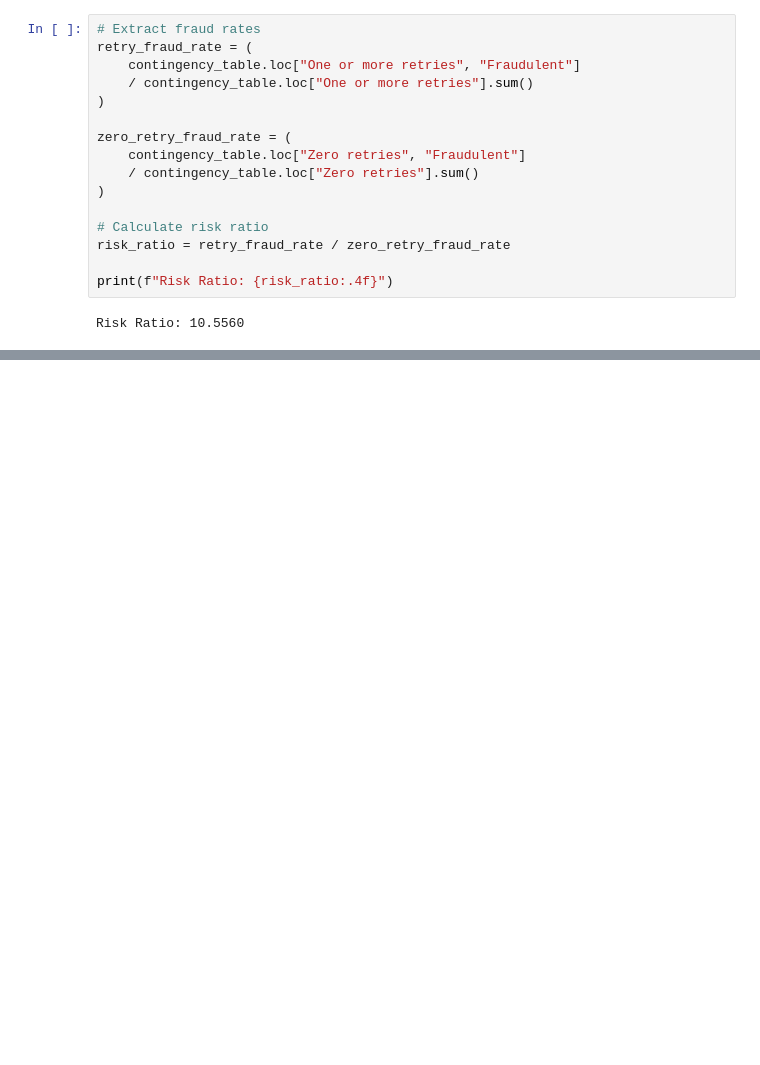
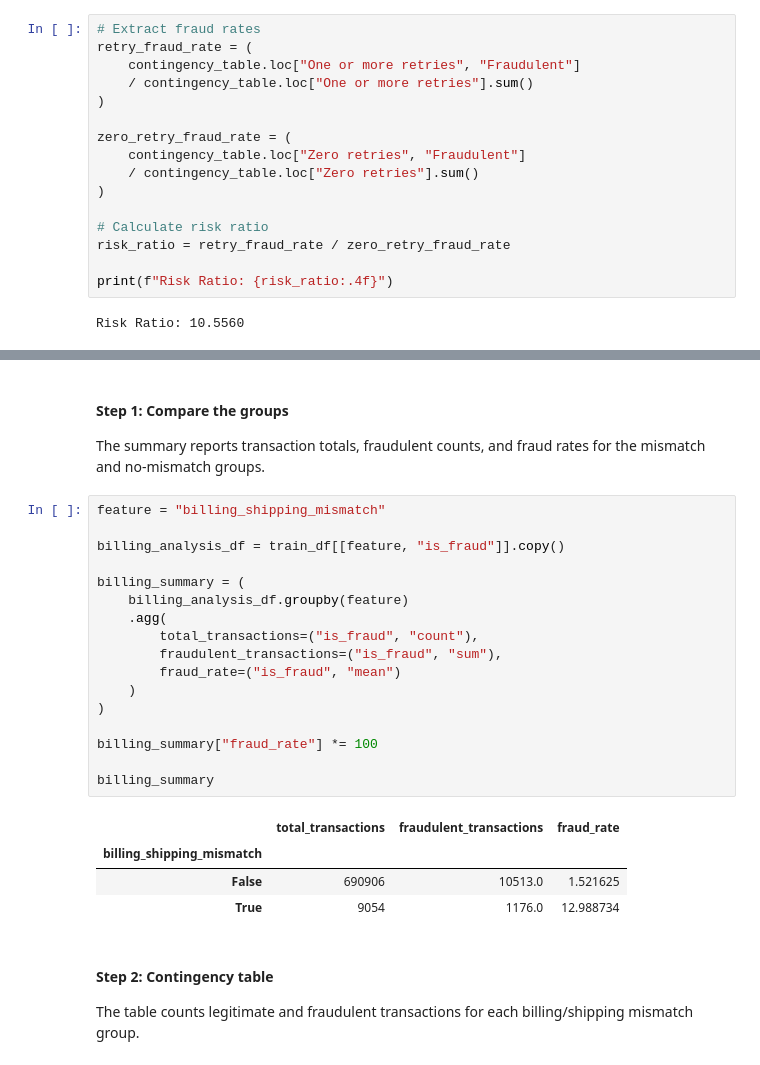
Before and after one commit to PravinMaleya/credit-card-fraud-detection, a Jupyter notebook: notebooks/02_statistical_analysis.ipynb, the cells around one changed output, grey strips where cells are left out. Saved outputs shown, nothing was run; the diff lists cells and outputs as text; blank space fills up the shorter version.

```diff
--- a/notebooks/02_statistical_analysis.ipynb
+++ b/notebooks/02_statistical_analysis.ipynb
@@ -178,0 +585,30 @@ Risk Ratio: 10.5560
+# %% [markdown]
+#### Step 1: Compare the groups
+
+The summary reports transaction totals, fraudulent counts, and fraud rates for the mismatch and no-mismatch groups.
+# %%
+feature = "billing_shipping_mismatch"
+
+billing_analysis_df = train_df[[feature, "is_fraud"]].copy()
+
+billing_summary = (
+    billing_analysis_df.groupby(feature)
+    .agg(
+        total_transactions=("is_fraud", "count"),
+        fraudulent_transactions=("is_fraud", "sum"),
+        fraud_rate=("is_fraud", "mean")
+    )
+)
+
+billing_summary["fraud_rate"] *= 100
+
+billing_summary
+# %% [output]
+|  | total_transactions | fraudulent_transactions | fraud_rate |
+| billing_shipping_mismatch |  |  |  |
+| False | 690906 | 10513.0 | 1.521625 |
+| True | 9054 | 1176.0 | 12.988734 |
+# %% [markdown]
+#### Step 2: Contingency table
+
+The table counts legitimate and fraudulent transactions for each billing/shipping mismatch group.
```
Also changed, not shown: parts of 49 cells of this notebook, 1 other file.
